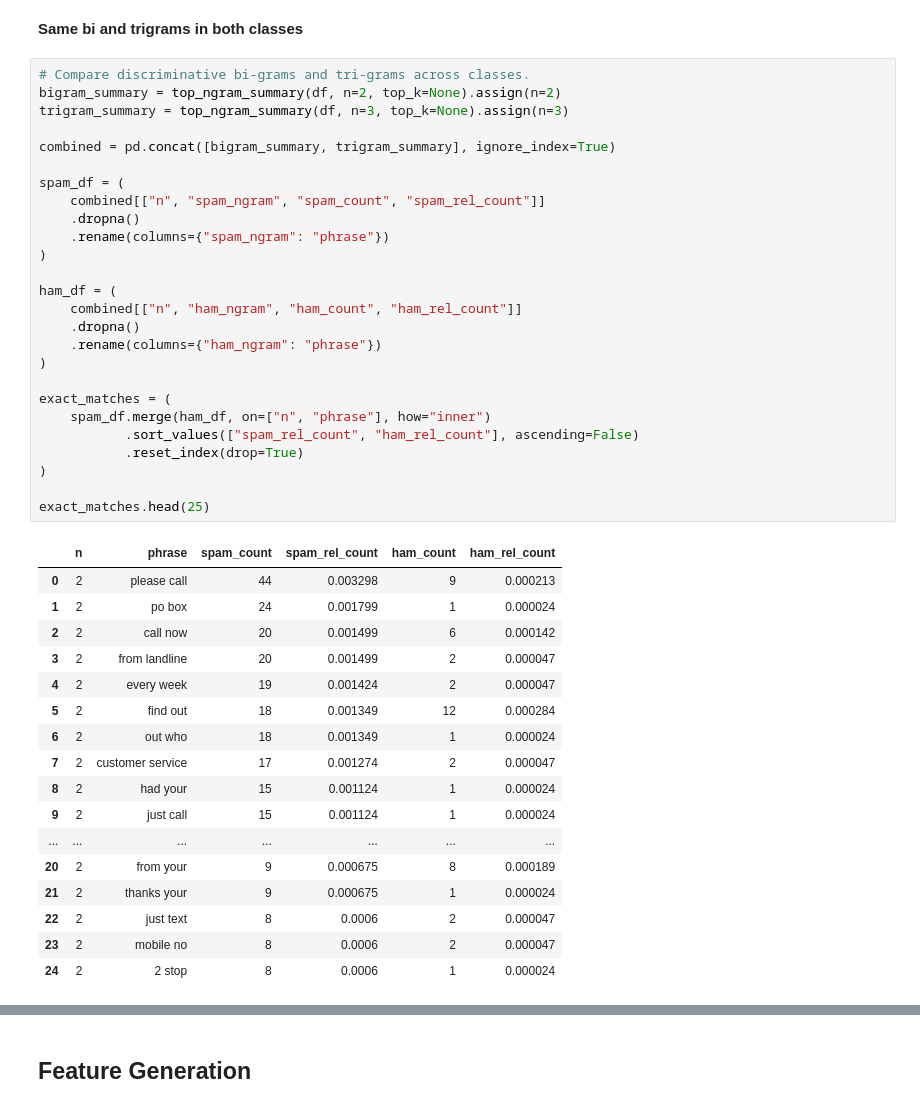
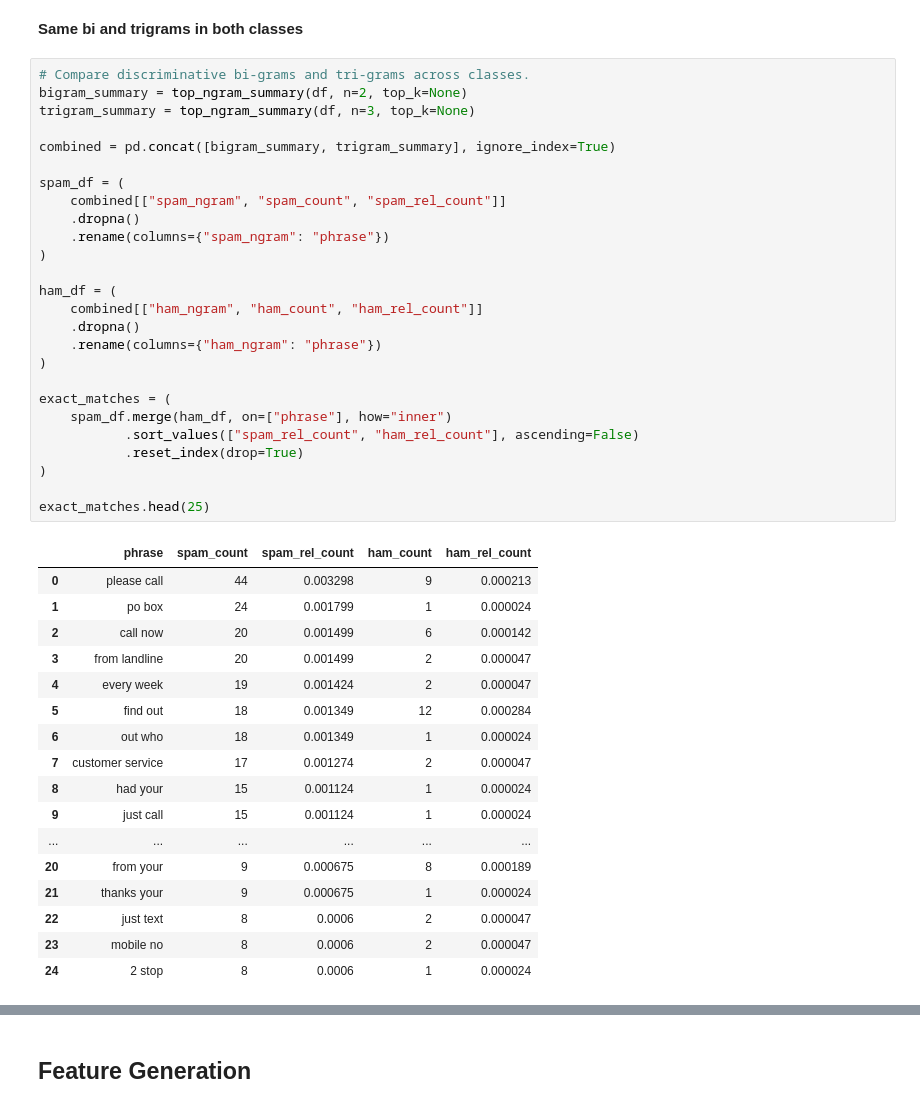
Before and after one commit to SergejSchweizer/sms-spam-classifier, a Jupyter notebook: notebooks/sms_spam_supervised_model_selection.ipynb, the cells around one changed output, grey strips where cells are left out. Saved outputs shown, nothing was run; the diff lists cells and outputs as text.

Commit message:
docs: clean notebook text and refresh analysis cells

```diff
--- a/notebooks/sms_spam_supervised_model_selection.ipynb
+++ b/notebooks/sms_spam_supervised_model_selection.ipynb
@@ -194,48 +197,48 @@ result_uni
 **Same bi and trigrams in both classes**
 # %%
 # Compare discriminative bi-grams and tri-grams across classes.
-bigram_summary = top_ngram_summary(df, n=2, top_k=None).assign(n=2)
-trigram_summary = top_ngram_summary(df, n=3, top_k=None).assign(n=3)
+bigram_summary = top_ngram_summary(df, n=2, top_k=None)
+trigram_summary = top_ngram_summary(df, n=3, top_k=None)
 
 combined = pd.concat([bigram_summary, trigram_summary], ignore_index=True)
 
 spam_df = (
-    combined[["n", "spam_ngram", "spam_count", "spam_rel_count"]]
+    combined[["spam_ngram", "spam_count", "spam_rel_count"]]
     .dropna()
     .rename(columns={"spam_ngram": "phrase"})
 )
 
 ham_df = (
-    combined[["n", "ham_ngram", "ham_count", "ham_rel_count"]]
+    combined[["ham_ngram", "ham_count", "ham_rel_count"]]
     .dropna()
     .rename(columns={"ham_ngram": "phrase"})
 )
 
 exact_matches = (
-    spam_df.merge(ham_df, on=["n", "phrase"], how="inner")
+    spam_df.merge(ham_df, on=["phrase"], how="inner")
            .sort_values(["spam_rel_count", "ham_rel_count"], ascending=False)
            .reset_index(drop=True)
 )
 
 exact_matches.head(25)
 # %% [output]
-|  | n | phrase | spam_count | spam_rel_count | ham_count | ham_rel_count |
-| 0 | 2 | please call | 44 | 0.003298 | 9 | 0.000213 |
-| 1 | 2 | po box | 24 | 0.001799 | 1 | 0.000024 |
-| 2 | 2 | call now | 20 | 0.001499 | 6 | 0.000142 |
-| 3 | 2 | from landline | 20 | 0.001499 | 2 | 0.000047 |
-| 4 | 2 | every week | 19 | 0.001424 | 2 | 0.000047 |
-| 5 | 2 | find out | 18 | 0.001349 | 12 | 0.000284 |
-| 6 | 2 | out who | 18 | 0.001349 | 1 | 0.000024 |
-| 7 | 2 | customer service | 17 | 0.001274 | 2 | 0.000047 |
-| 8 | 2 | had your | 15 | 0.001124 | 1 | 0.000024 |
-| 9 | 2 | just call | 15 | 0.001124 | 1 | 0.000024 |
-| ... | ... | ... | ... | ... | ... | ... |
-| 20 | 2 | from your | 9 | 0.000675 | 8 | 0.000189 |
-| 21 | 2 | thanks your | 9 | 0.000675 | 1 | 0.000024 |
-| 22 | 2 | just text | 8 | 0.0006 | 2 | 0.000047 |
-| 23 | 2 | mobile no | 8 | 0.0006 | 2 | 0.000047 |
-| 24 | 2 | 2 stop | 8 | 0.0006 | 1 | 0.000024 |
+|  | phrase | spam_count | spam_rel_count | ham_count | ham_rel_count |
+| 0 | please call | 44 | 0.003298 | 9 | 0.000213 |
+| 1 | po box | 24 | 0.001799 | 1 | 0.000024 |
+| 2 | call now | 20 | 0.001499 | 6 | 0.000142 |
+| 3 | from landline | 20 | 0.001499 | 2 | 0.000047 |
+| 4 | every week | 19 | 0.001424 | 2 | 0.000047 |
+| 5 | find out | 18 | 0.001349 | 12 | 0.000284 |
+| 6 | out who | 18 | 0.001349 | 1 | 0.000024 |
+| 7 | customer service | 17 | 0.001274 | 2 | 0.000047 |
+| 8 | had your | 15 | 0.001124 | 1 | 0.000024 |
+| 9 | just call | 15 | 0.001124 | 1 | 0.000024 |
+| ... | ... | ... | ... | ... | ... |
+| 20 | from your | 9 | 0.000675 | 8 | 0.000189 |
+| 21 | thanks your | 9 | 0.000675 | 1 | 0.000024 |
+| 22 | just text | 8 | 0.0006 | 2 | 0.000047 |
+| 23 | mobile no | 8 | 0.0006 | 2 | 0.000047 |
+| 24 | 2 stop | 8 | 0.0006 | 1 | 0.000024 |
 # %% [markdown]
 **Insights**
 - Shared structure, different intent:
```
Also changed, not shown: parts of 19 cells of this notebook, 1 other file.
